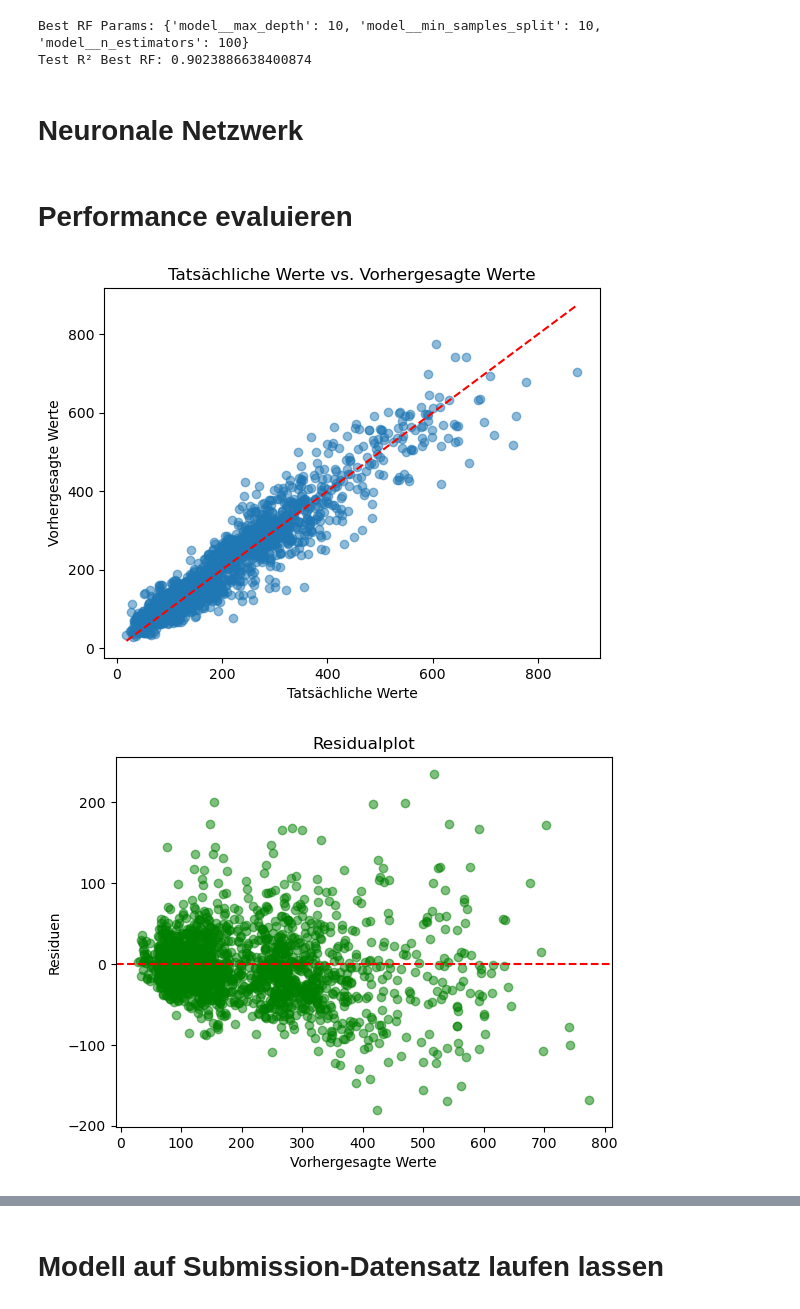
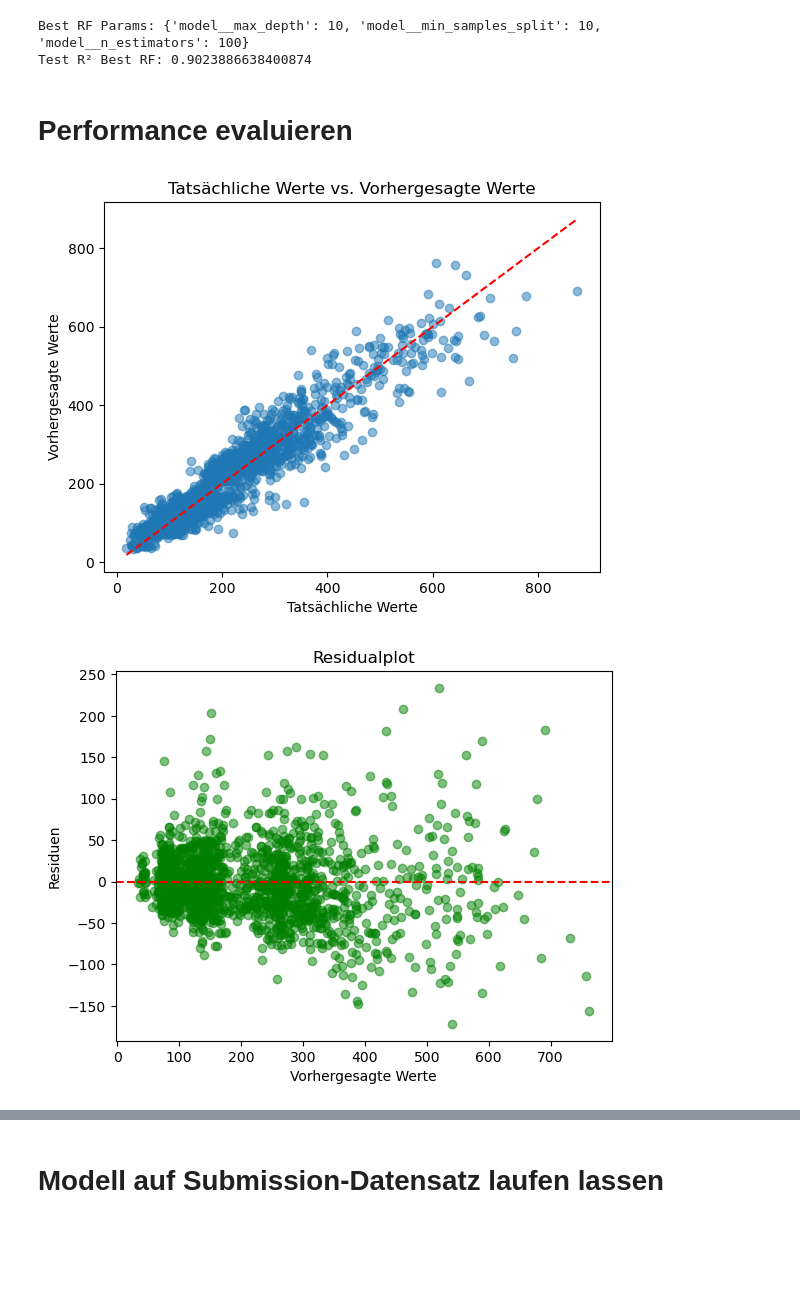
Before and after one commit to AI-sInA/Data-Science-und-ML-Team-9, a Jupyter notebook: 2_BaselineModel/team9_baseline.ipynb, the cells around one changed output, grey strips where cells are left out. Saved outputs shown, nothing was run; the diff lists cells and outputs as text; code cells hidden in the pictures; blank space fills up the shorter version.

```diff
--- a/2_BaselineModel/team9_baseline.ipynb
+++ b/2_BaselineModel/team9_baseline.ipynb
@@ -167,15 +182,13 @@ print("Test R² Best RF:", r2_score(y_test, y_pred_best))
 # %% [output]
 Best RF Params: {'model__max_depth': 10, 'model__min_samples_split': 10, 'model__n_estimators': 100}
 Test R² Best RF: 0.9023886638400874
-# %% [markdown]
-# Neuronale Netzwerk
 # %% [markdown]
 # Performance evaluieren
 # %%
 import matplotlib.pyplot as plt
 
 # Scatterplot
-plt.scatter(y_test, y_pred, alpha=0.5)
+plt.scatter(y_test, y_pred_best, alpha=0.5)
 plt.plot([y_test.min(), y_test.max()], [y_test.min(), y_test.max()], 'r--')  # Diagonale Linie
 plt.xlabel("Tatsächliche Werte")
 plt.ylabel("Vorhergesagte Werte")
@@ -183,35 +196,35 @@ plt.title("Tatsächliche Werte vs. Vorhergesagte Werte")
 plt.show()
 
 
 
-residuals = y_test - y_pred
+residuals = y_test - y_pred_best
 
 # Residualplot
-plt.scatter(y_pred, residuals, alpha=0.5, color='g')
+plt.scatter(y_pred_best, residuals, alpha=0.5, color='g')
 plt.axhline(0, color='r', linestyle='--')
 plt.xlabel("Vorhergesagte Werte")
 plt.ylabel("Residuen")
 plt.title("Residualplot")
 plt.show()
 
 
 import seaborn as sns
 
 # Histogramm der Residuen
 sns.histplot(residuals, kde=True, color='y')
 plt.axvline(0, color='r', linestyle='--')
 plt.xlabel("Residuen")
 plt.title("Verteilung der Residuen")
 plt.show()
 
 
 plt.plot(y_test.values, label="Tatsächliche Werte")
-plt.plot(y_pred, label="Vorhergesagte Werte")
+plt.plot(y_pred_best, label="Vorhergesagte Werte")
 plt.legend()
 plt.xlabel("Index")
 plt.ylabel("Umsatz")
 plt.title("Vergleich der tatsächlichen und vorhergesagten Werte")
 plt.show()
 # %% [output]
-[figure, old version]
+[figure, new version]
-[figure, old version]
+[figure, new version]
```
Also changed, not shown: parts of 3 cells of this notebook.
